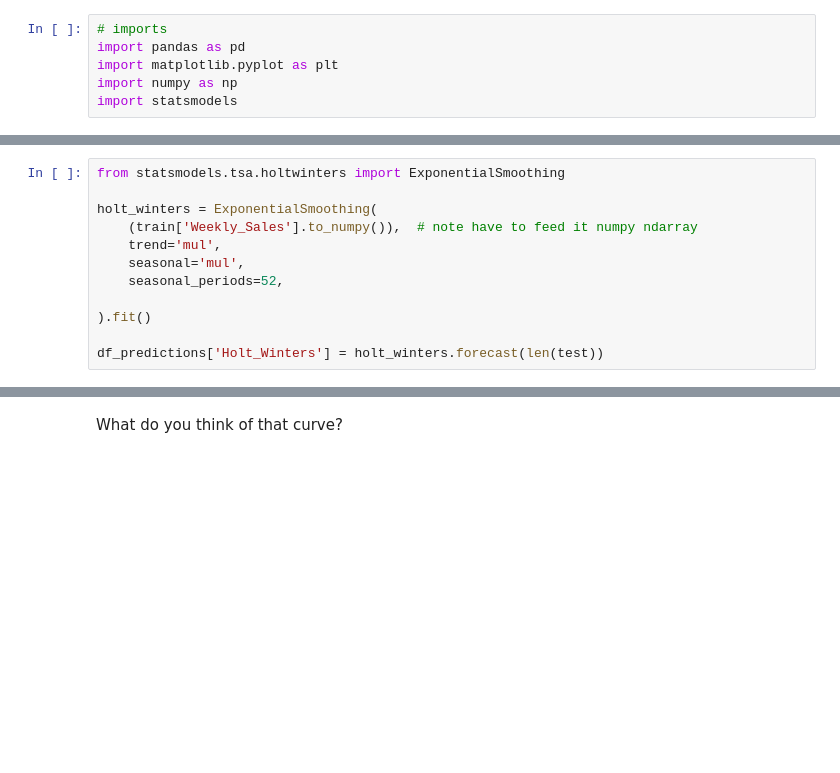
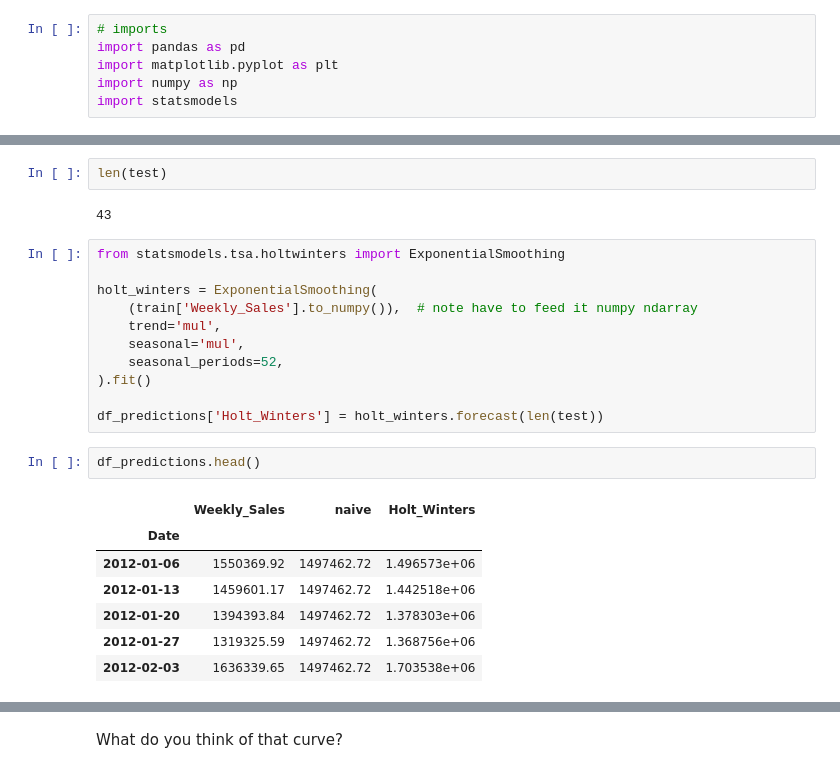
Before and after one commit to ersingt/coursework, a Jupyter notebook: 10-Week/00-time_series/starter_time_series_overview.ipynb, the cells around one changed output, grey strips where cells are left out. Cells and saved outputs as stored; diff of their text form; blank space fills up the shorter version.

```diff
--- a/10-Week/00-time_series/starter_time_series_overview.ipynb
+++ b/10-Week/00-time_series/starter_time_series_overview.ipynb
@@ -64,3 +66,7 @@ statsmodels.__version__
+# %%
+len(test)
+# %% [output]
+43
 # %%
 from statsmodels.tsa.holtwinters import ExponentialSmoothing
 
@@ -69,10 +75,19 @@ holt_winters = ExponentialSmoothing(
     trend='mul',
     seasonal='mul',
     seasonal_periods=52,
-
 ).fit()
 
 df_predictions['Holt_Winters'] = holt_winters.forecast(len(test))
+# %%
+df_predictions.head()
+# %% [output]
+|  | Weekly_Sales | naive | Holt_Winters |
+| Date |  |  |  |
+| 2012-01-06 | 1550369.92 | 1497462.72 | 1.496573e+06 |
+| 2012-01-13 | 1459601.17 | 1497462.72 | 1.442518e+06 |
+| 2012-01-20 | 1394393.84 | 1497462.72 | 1.378303e+06 |
+| 2012-01-27 | 1319325.59 | 1497462.72 | 1.368756e+06 |
+| 2012-02-03 | 1636339.65 | 1497462.72 | 1.703538e+06 |
 # %%
 plt.figure(figsize=(16,8))
 plt.plot( train['Weekly_Sales'], label='Train')
```
Also changed, not shown: parts of 36 cells of this notebook, 3 other files.
